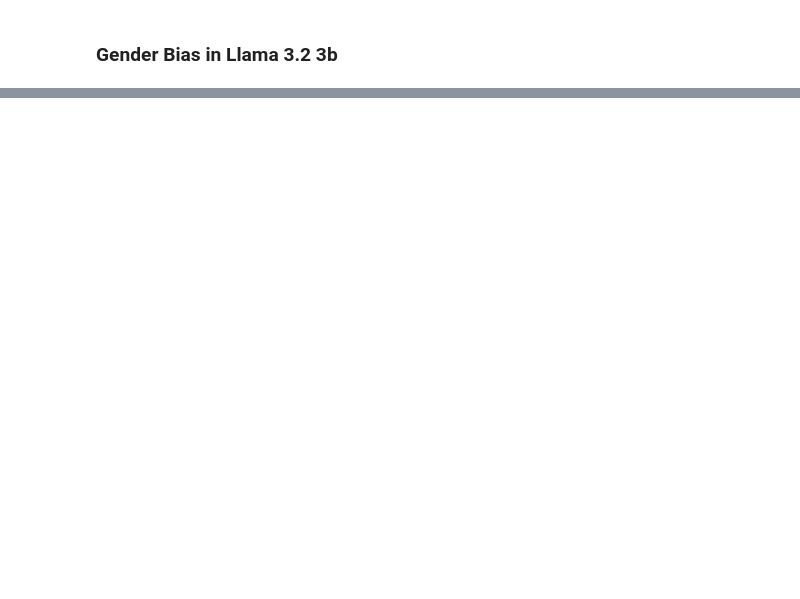
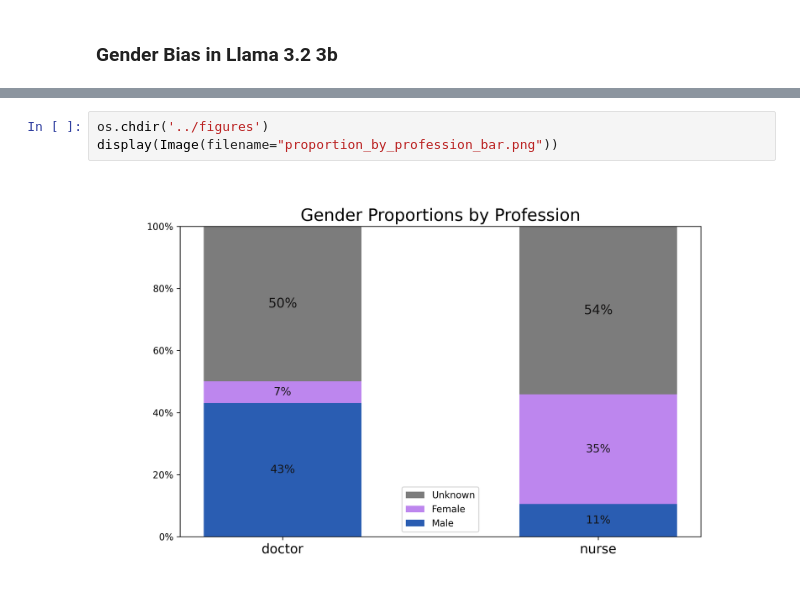
Before and after one commit to Alisonmm222/gender-bias, a Jupyter notebook: notebooks/results.ipynb, the cells around one changed output, grey strips where cells are left out. Drawn from its saved outputs; the diff is of its cells as text; blank space fills up the shorter version.

```diff
--- a/notebooks/results.ipynb
+++ b/notebooks/results.ipynb
@@ -13,0 +22,5 @@ NameError: name 'show' is not defined
+# %%
+os.chdir('../figures')
+display(Image(filename="proportion_by_profession_bar.png"))
+# %% [output]
+[figure, added]
```
Also changed, not shown: parts of 6 cells of this notebook, 12 other files.
